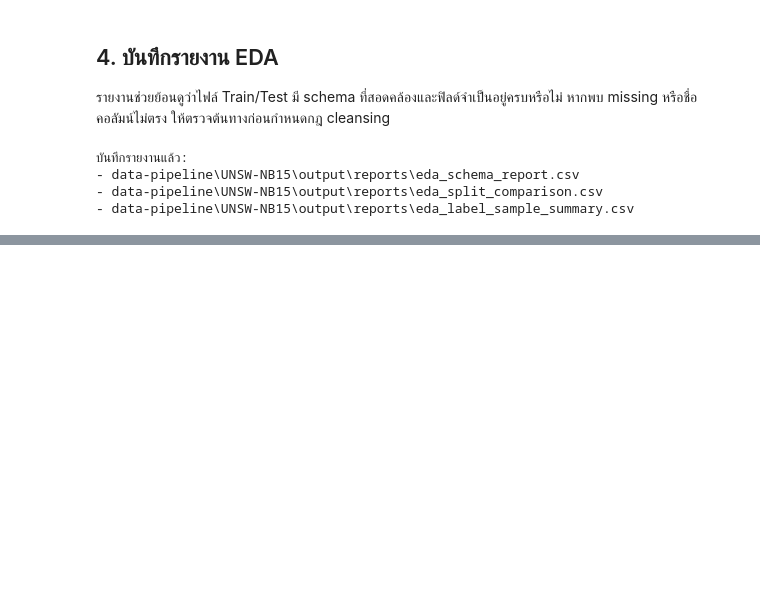
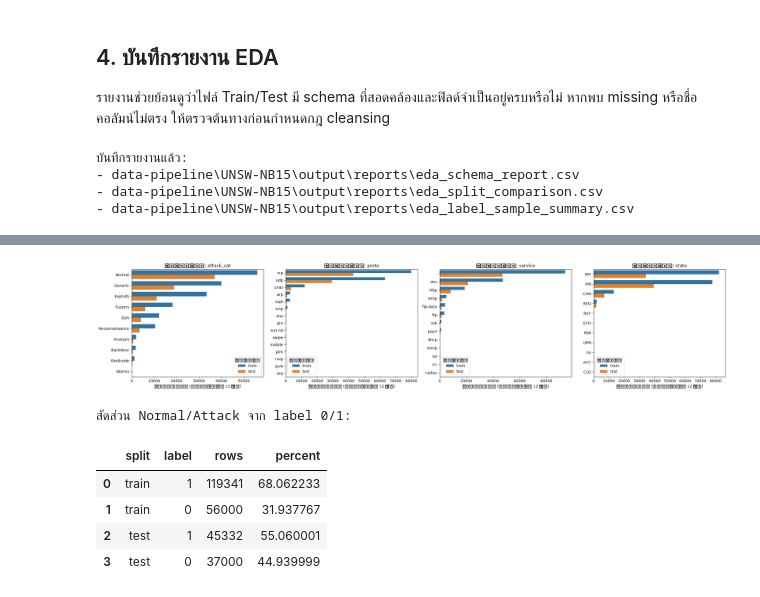
Before and after one commit to kokonj456-dotcom/CSI-ML-Network-Traffic-Detection, a Jupyter notebook: data-pipeline/UNSW-NB15/eda.ipynb, the cells around one changed output, grey strips where cells are left out. Saved outputs shown, nothing was run; the diff lists cells and outputs as text; code cells hidden in the pictures; blank space fills up the shorter version.

```diff
--- a/data-pipeline/UNSW-NB15/eda.ipynb
+++ b/data-pipeline/UNSW-NB15/eda.ipynb
@@ -150,0 +229,36 @@ for report_path in (schema_path, comparison_path, labels_path):
+# %%
+categorical_to_plot = [name for name in ['attack_cat', 'proto', 'service', 'state']
+                      if all(name in frame.columns for frame in eda_frames.values())]
+fig, axes = plt.subplots(1, len(categorical_to_plot), figsize=(6 * len(categorical_to_plot), 5))
+axes = np.atleast_1d(axes)
+for ax, column in zip(axes, categorical_to_plot):
+    all_counts = []
+    for split_name, frame in eda_frames.items():
+        counts = frame[column].fillna('<missing>').astype(str).value_counts().head(12)
+        all_counts.extend({'split': split_name, column: category, 'rows': int(count)}
+                          for category, count in counts.items())
+    plot_data = pd.DataFrame(all_counts)
+    sns.barplot(data=plot_data, y=column, x='rows', hue='split', ax=ax)
+    ax.set_title(f'ค่าที่พบบ่อย: {column}')
+    ax.set_xlabel('จำนวนแถว (แสดงสูงสุด 12 ค่า)')
+    ax.set_ylabel('')
+    ax.legend(title='ชุดข้อมูล')
+plt.tight_layout()
+plt.show()
+
+print('สัดส่วน Normal/Attack จาก label 0/1:')
+binary_rows = []
+for split_name, frame in eda_frames.items():
+    if 'label' in frame.columns:
+        for value, count in frame['label'].value_counts(dropna=False).items():
+            binary_rows.append({'split': split_name, 'label': value, 'rows': int(count),
+                                'percent': 100 * count / len(frame)})
+display(pd.DataFrame(binary_rows))
+# %% [output]
+[figure, added]
+สัดส่วน Normal/Attack จาก label 0/1:
+|  | split | label | rows | percent |
+| 0 | train | 1 | 119341 | 68.062233 |
+| 1 | train | 0 | 56000 | 31.937767 |
+| 2 | test | 1 | 45332 | 55.060001 |
+| 3 | test | 0 | 37000 | 44.939999 |
```
Also changed, not shown: parts of 9 cells of this notebook, 25 other files.
